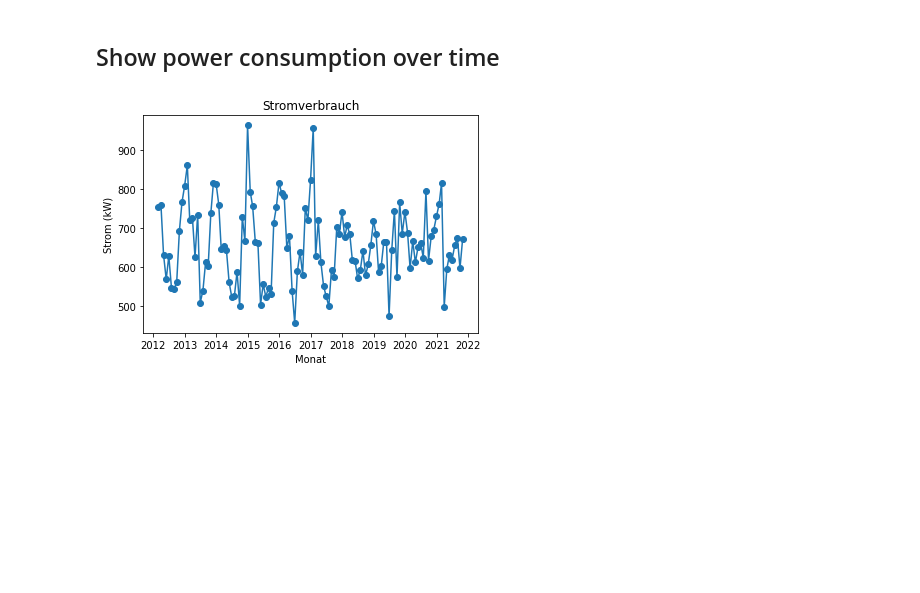
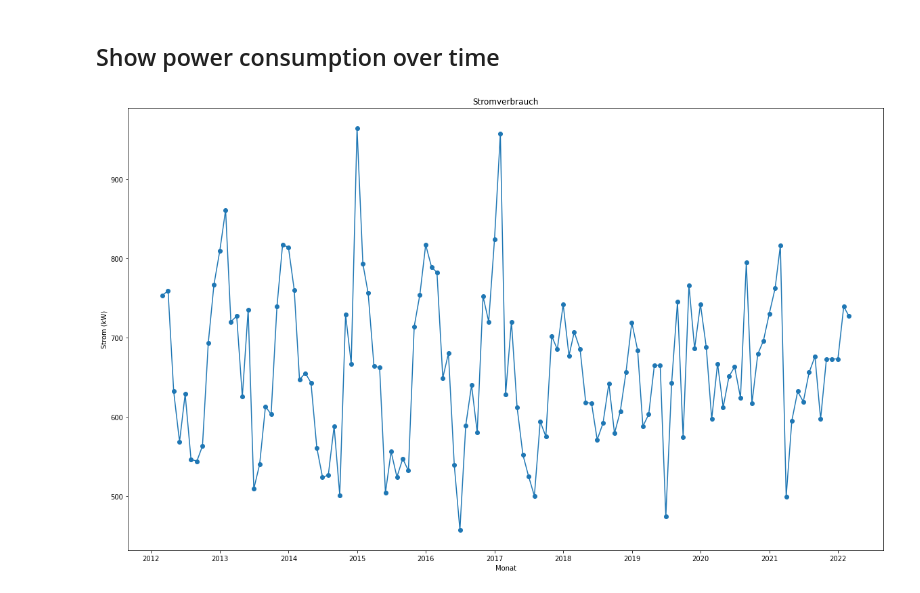
Before and after one commit to mweil372/jupyter-notebooks, a Jupyter notebook: energy-consumption.ipynb, the cells around one changed output. Cells and saved outputs as stored; diff of their text form; code cells hidden in the pictures; blank space fills up the shorter version.

```diff
--- a/energy-consumption.ipynb
+++ b/energy-consumption.ipynb
@@ -89,21 +63,61 @@ df_new['power'].fillna(df_new['power'].median(), inplace=True)
+# %%
+# define a new working dataframe as a copy of df
+df_new = df.copy()
+# change the headers of the columns in df_new
+df_new.columns = ['power', 'water', 'oil', 'month', 'year']
+# set type of values in column 'power' to float
+df_new['power'] = df_new['power'].astype(float)
+# iterate over values in column 'power' until we find np.nan
+for i in range(len(df_new['power'])):
+    if np.isnan(df_new['power'][i]):
+        #get the value from previous row and from next row
+        power_mean_value = (df_new['power'][i-1] + df_new['power'][i+1])/2
+        #locate the item, using .loc, in the dataframe in column power and replace it with the mean value
+        df_new.loc[i, 'power'] = power_mean_value
+# add a new column 'power_per_month' to df_new, where the values are the differences of the values in column 'power'
+df_new['power_per_month'] = df_new['power'].diff()
+
+df_new['water'] = df_new['water'].astype(float)
+for i in range(len(df_new['water'])):
+    if np.isnan(df_new['water'][i]):
+        #get the value from previous row and from next row
+        power_mean_value = (df_new['water'][i-1] + df_new['water'][i+1])/2
+        #locate the item, using .loc, in the dataframe in column power and replace it with the mean value
+        df_new.loc[i, 'water'] = power_mean_value
+# add a new column 'water_per_month' to df_new, where the values are the differences of the values in column 'water'
+df_new['water_per_month'] = df_new['water'].diff()
+
+# add a new column 'date', which is the concatenation of the values in column 'month' and 'year'
+df_new['date'] = df_new['month'] + '.' + df_new['year']
+# convert the values in column 'date' (%B.%Y) to datetime format, where day is the last day of the month
+df_new['date'] = pd.to_datetime(df_new['date'], format='%B.%Y')
+# set the day of the timestamp in column 'date' to the last day of the month
+df_new['date'] = df_new['date'] + pd.offsets.MonthEnd(0)
+
+#df_new['month'] = df_new['month'].replace({'Januar':0, 'Februar':1, 'März':2, 'April':3, 'Mai':4, 'Juni':5, 'Juli':6,'August':7, 'September':8, 'Oktober':9, 'November':10, 'Dezember':11})
+#make df_new['month'] categorical
+df_new['month'] = df_new['month'].astype('category')
+months = ["Januar", "Februar", "März", "April", "Mai", "Juni",
+          "Juli", "August", "September", "Oktober", "November", "Dezember"]
+df_new['month'] = pd.Categorical(df_new['month'], categories=months, ordered=True)
 # %% [markdown]
 ## Show power consumption over time
 # %%
 # draw a diagram that shows the power consumption per month
 # create a new figure
-fig = plt.figure()
+fig = plt.figure(figsize=(20, 12))
 # add a subplot (1 row, 1 column, 1st plot)
 ax = fig.add_subplot(1, 1, 1)
 # plot the data for the month in 2017
 #ax.plot(df_new.loc[df_new['year'] == '2017', 'month'], df_new.loc[df_new['year'] == '2017', 'power_per_month'], 'o')
 ax.plot(df_new['date'], df_new['power_per_month'], 'o-')
 # set the x-axis label
 ax.set_xlabel('Monat')
 # set the y-axis label
 ax.set_ylabel('Strom (kW)')
 # set the title
 ax.set_title('Stromverbrauch')
 # show the plot
 plt.show()
 # %% [output]
-[figure, old version]
+[figure, new version]
```
Also changed, not shown: parts of 12 cells of this notebook.
